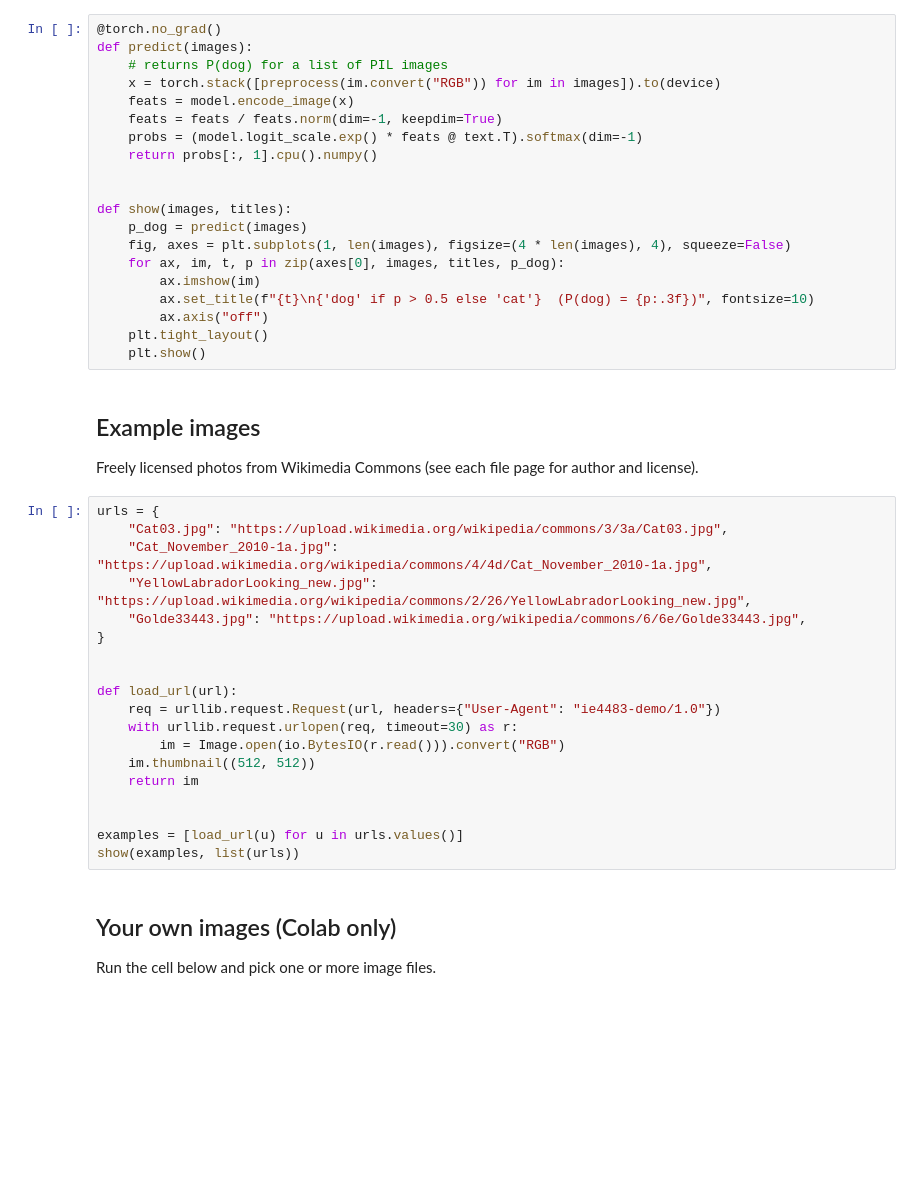
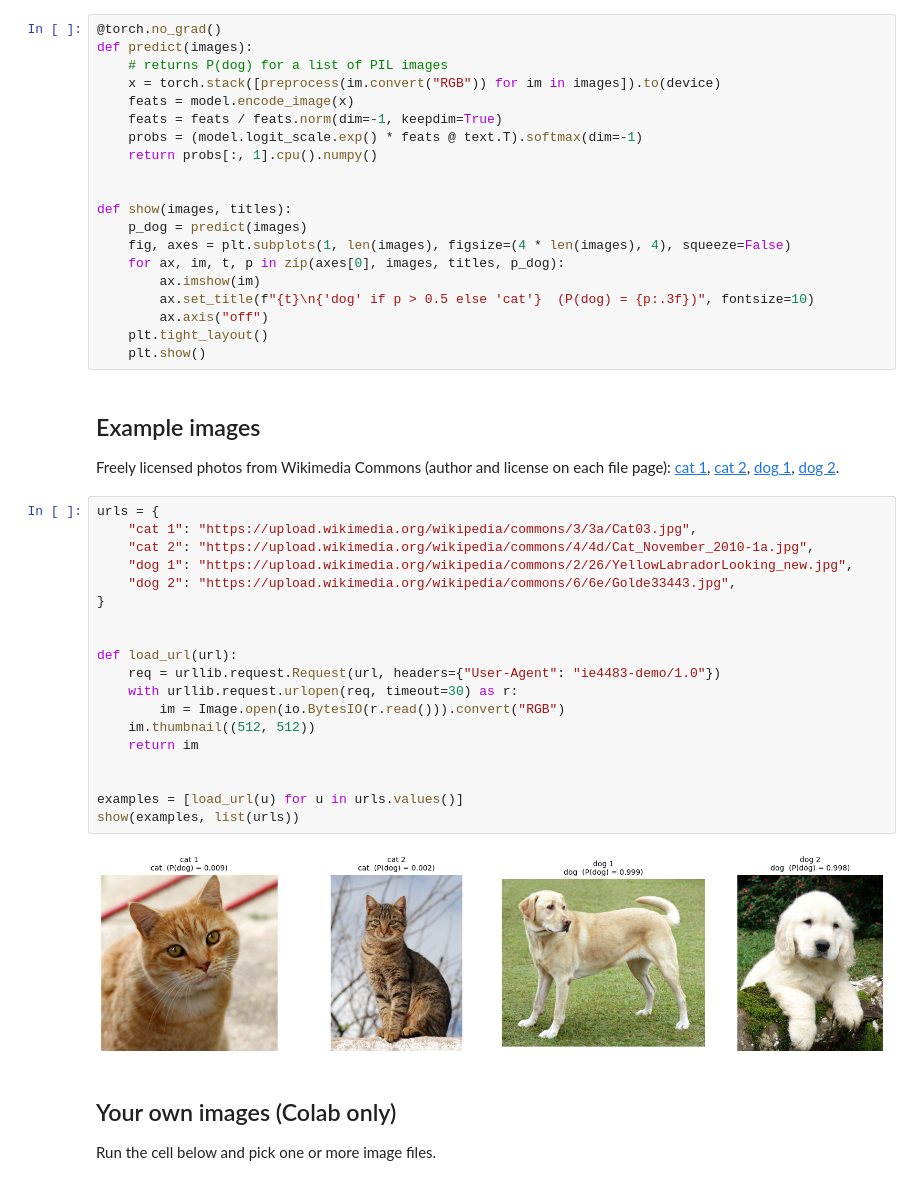
Before and after one commit to sinh0612/ie4483-dogs-vs-cats, a Jupyter notebook: notebooks/demo_clip_zeroshot.ipynb, the cells around one changed output. Cells and saved outputs as stored; diff of their text form; blank space fills up the shorter version.

```diff
--- a/notebooks/demo_clip_zeroshot.ipynb
+++ b/notebooks/demo_clip_zeroshot.ipynb
@@ -54,26 +57,32 @@ def show(images, titles):
 # %% [markdown]
 ## Example images
 
-Freely licensed photos from Wikimedia Commons (see each file page for author and license).
+Freely licensed photos from Wikimedia Commons (author and license on each file page):
+[cat 1](https://commons.wikimedia.org/wiki/File:Cat03.jpg),
+[cat 2](https://commons.wikimedia.org/wiki/File:Cat_November_2010-1a.jpg),
+[dog 1](https://commons.wikimedia.org/wiki/File:YellowLabradorLooking_new.jpg),
+[dog 2](https://commons.wikimedia.org/wiki/File:Golde33443.jpg).
 # %%
 urls = {
-    "Cat03.jpg": "https://upload.wikimedia.org/wikipedia/commons/3/3a/Cat03.jpg",
-    "Cat_November_2010-1a.jpg": "https://upload.wikimedia.org/wikipedia/commons/4/4d/Cat_November_2010-1a.jpg",
-    "YellowLabradorLooking_new.jpg": "https://upload.wikimedia.org/wikipedia/commons/2/26/YellowLabradorLooking_new.jpg",
-    "Golde33443.jpg": "https://upload.wikimedia.org/wikipedia/commons/6/6e/Golde33443.jpg",
+    "cat 1": "https://upload.wikimedia.org/wikipedia/commons/3/3a/Cat03.jpg",
+    "cat 2": "https://upload.wikimedia.org/wikipedia/commons/4/4d/Cat_November_2010-1a.jpg",
+    "dog 1": "https://upload.wikimedia.org/wikipedia/commons/2/26/YellowLabradorLooking_new.jpg",
+    "dog 2": "https://upload.wikimedia.org/wikipedia/commons/6/6e/Golde33443.jpg",
 }
 
 
 def load_url(url):
     req = urllib.request.Request(url, headers={"User-Agent": "ie4483-demo/1.0"})
     with urllib.request.urlopen(req, timeout=30) as r:
         im = Image.open(io.BytesIO(r.read())).convert("RGB")
     im.thumbnail((512, 512))
     return im
 
 
 examples = [load_url(u) for u in urls.values()]
 show(examples, list(urls))
+# %% [output]
+[figure, added]
 # %% [markdown]
 ## Your own images (Colab only)
 
```
Also changed, not shown: parts of 1 cell of this notebook.
